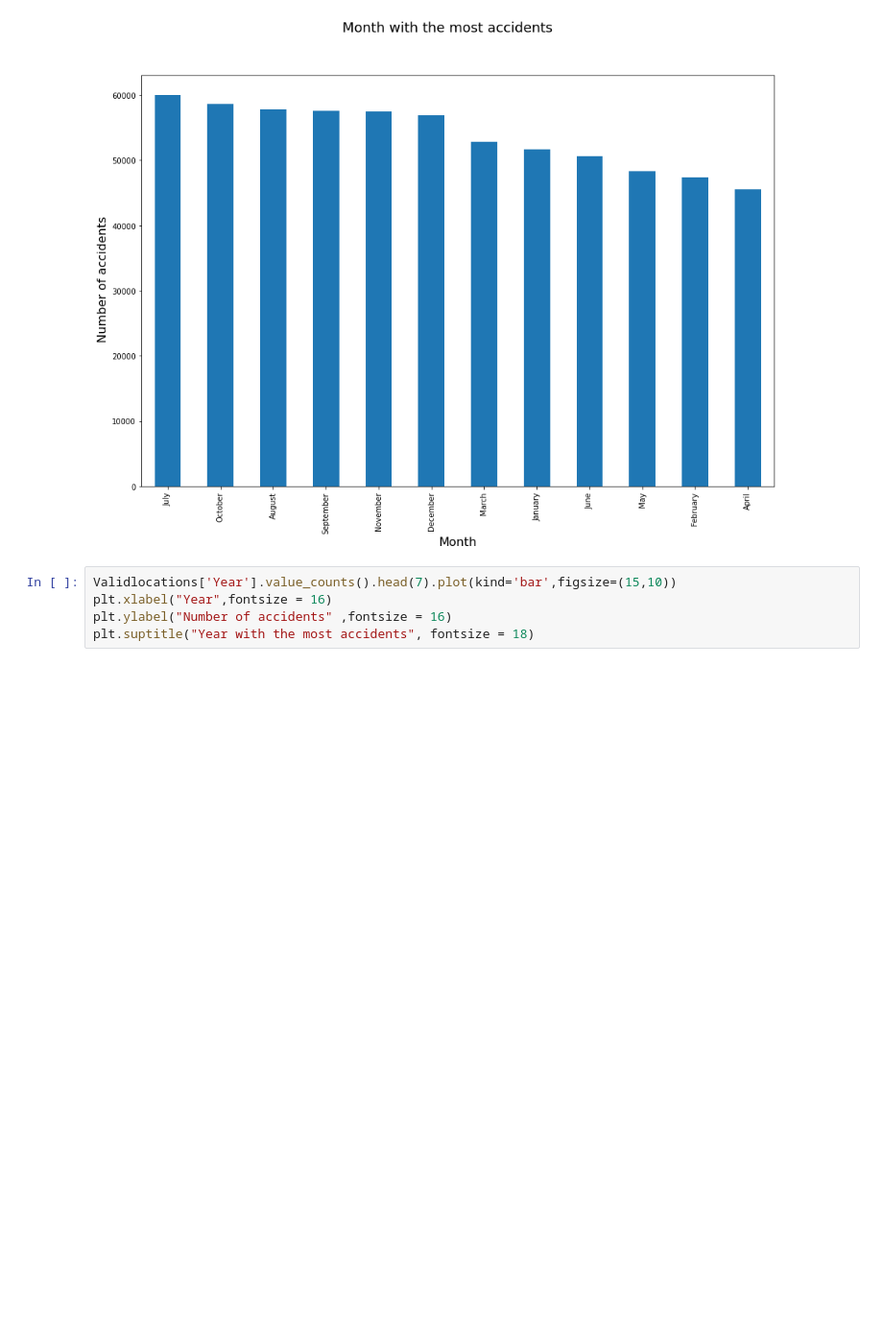
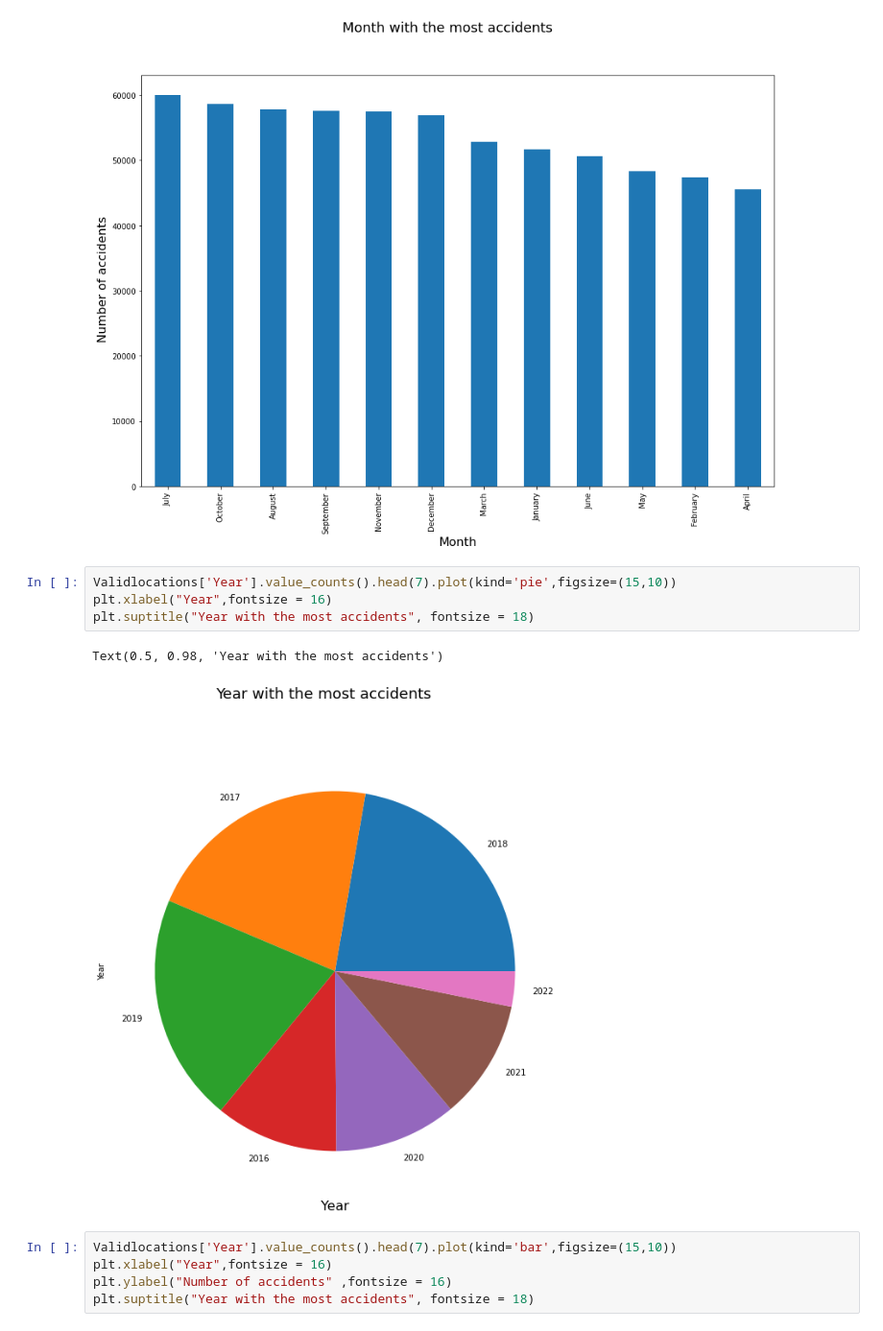
Before and after one commit to JuZNyC/CTP_Blog, a Jupyter notebook: notebook/nyc.ipynb, the cells around one changed output. Shown: that part at 96% size. Drawn from its saved outputs; the diff is of its cells as text; blank space fills up the shorter version.

```diff
--- a/notebook/nyc.ipynb
+++ b/notebook/nyc.ipynb
@@ -123,6 +122,13 @@ plt.suptitle("Month with the most accidents", fontsize = 18)
 # %% [output]
 Text(0.5, 0.98, 'Month with the most accidents')
 [figure]
+# %%
+Validlocations['Year'].value_counts().head(7).plot(kind='pie',figsize=(15,10))
+plt.xlabel("Year",fontsize = 16)
+plt.suptitle("Year with the most accidents", fontsize = 18)
+# %% [output]
+Text(0.5, 0.98, 'Year with the most accidents')
+[figure, added]
 # %%
 Validlocations['Year'].value_counts().head(7).plot(kind='bar',figsize=(15,10))
 plt.xlabel("Year",fontsize = 16)
```
Also changed, not shown: parts of 1 cell of this notebook.
